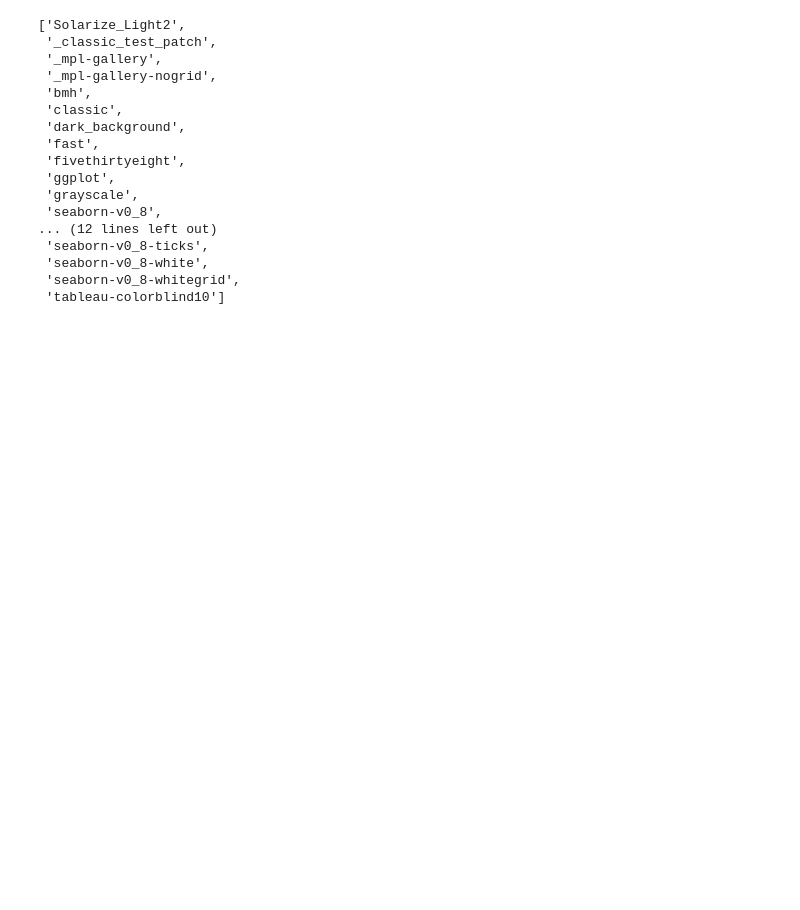
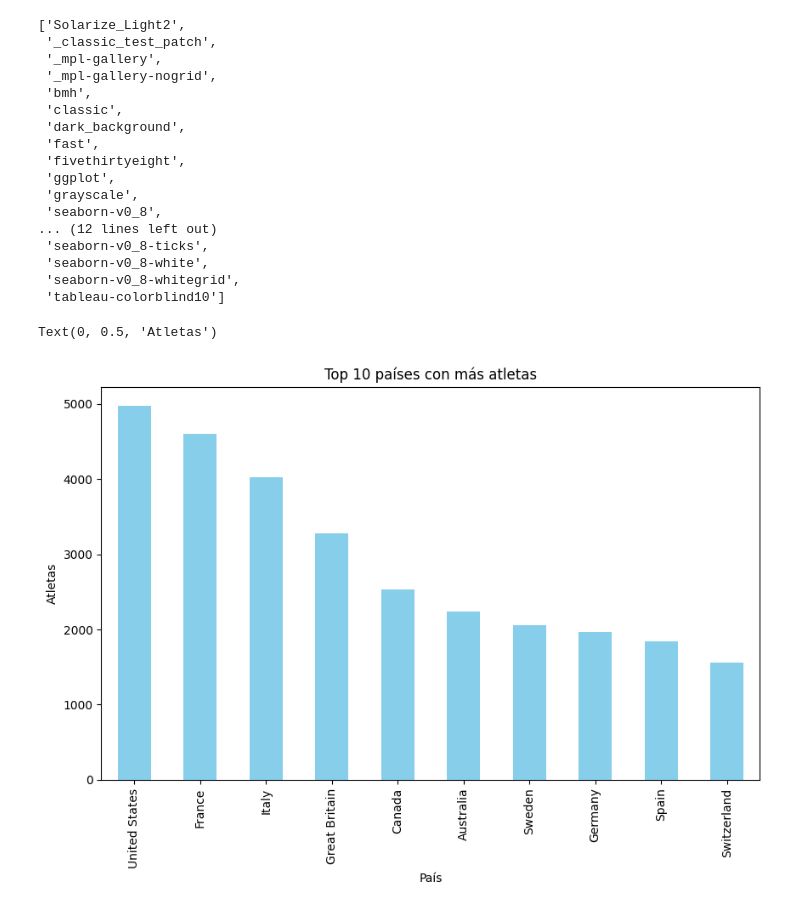
Before and after one commit to Valentinafd8/REPO_BOOTCAMP, a Jupyter notebook: Proyectoupdated.ipynb, the cells around one changed output. Cells and saved outputs as stored; diff of their text form; code cells hidden in the pictures; blank space fills up the shorter version.

Commit message:
Update visualizaciones

```diff
--- a/Proyectoupdated.ipynb
+++ b/Proyectoupdated.ipynb
@@ -81,3 +100,13 @@ mpl.style.available
  'seaborn-v0_8-white',
  'seaborn-v0_8-whitegrid',
  'tableau-colorblind10']
+# %%
+top_countries=df['Team'].value_counts().head(10)
+df_top_countries=df[df['Team'].isin(top_countries)]
+top_countries.plot(kind='bar', figsize=(10, 6), color='skyblue')
+plt.title('Top 10 países con más atletas', fontsize=12)
+plt.xlabel('País', fontsize=10)
+plt.ylabel('Atletas', fontsize=10)
+# %% [output]
+Text(0, 0.5, 'Atletas')
+[figure, added]
```
Also changed, not shown: parts of 10 cells of this notebook, 1 other file.
